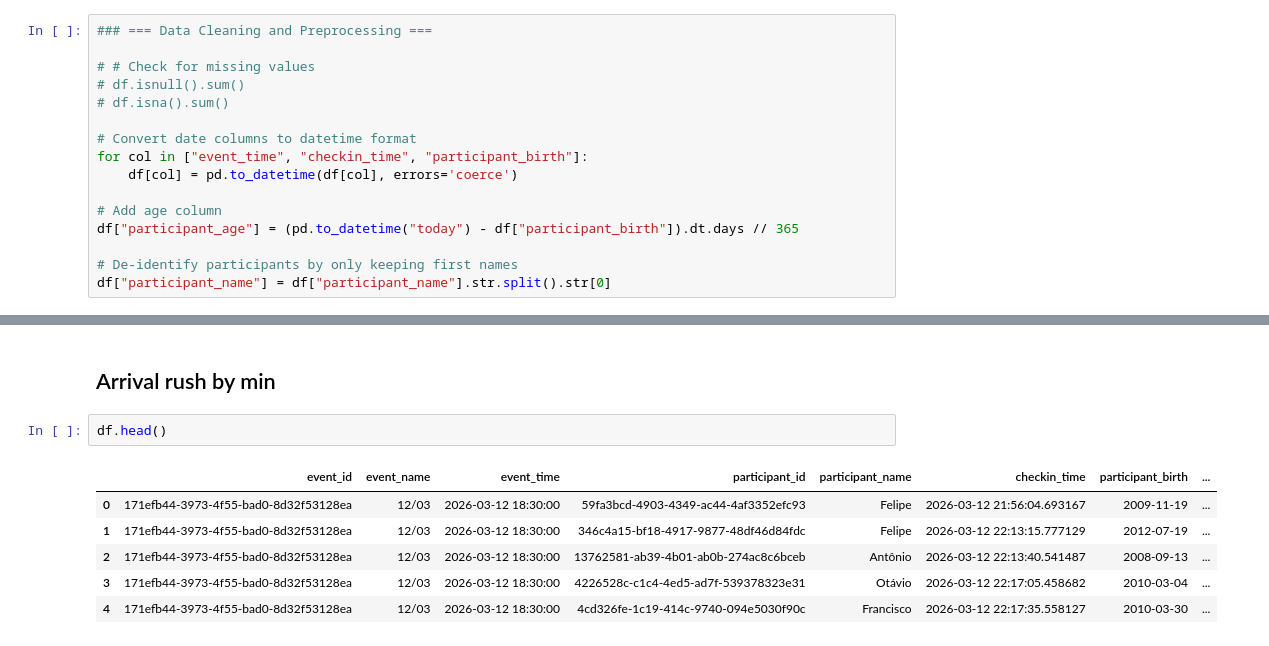
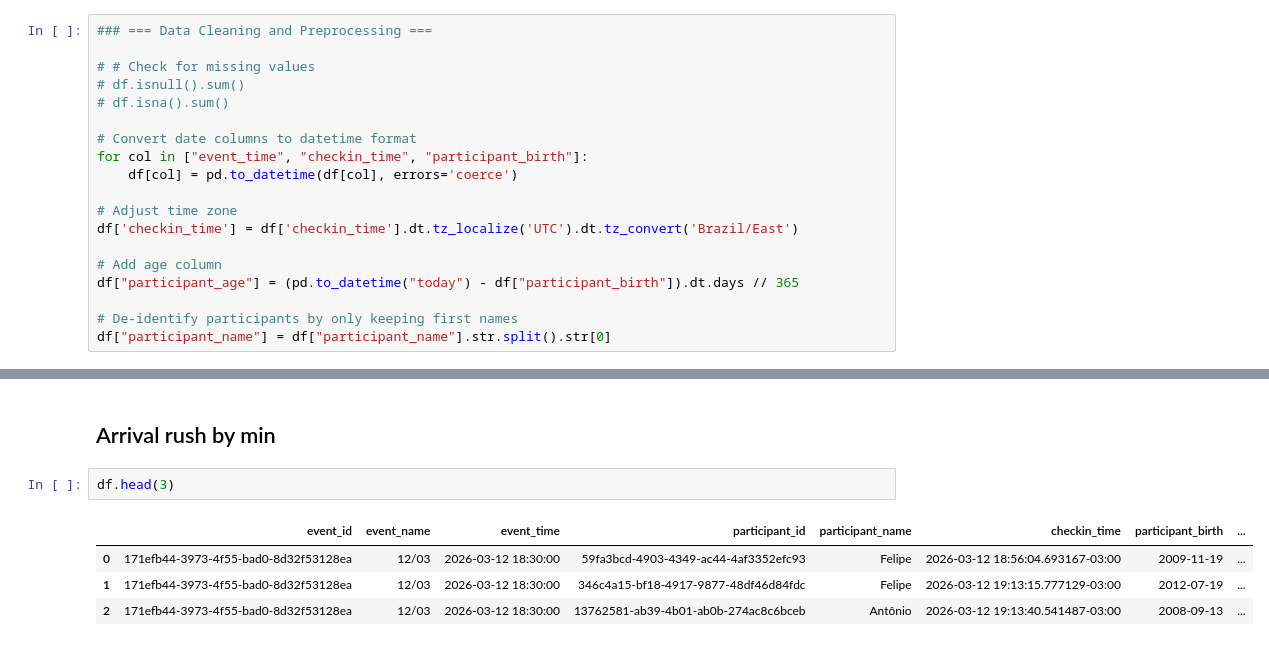
Before and after one commit to YuhanZhou3/ParusyaDA, a Jupyter notebook: analysis.ipynb, the cells around one changed output, grey strips where cells are left out. Cells and saved outputs as stored; diff of their text form.

```diff
--- a/analysis.ipynb
+++ b/analysis.ipynb
@@ -36,6 +36,9 @@ df = pd.read_sql(query, conn, params=(gname,))
 for col in ["event_time", "checkin_time", "participant_birth"]:
     df[col] = pd.to_datetime(df[col], errors='coerce')
 
+# Adjust time zone
+df['checkin_time'] = df['checkin_time'].dt.tz_localize('UTC').dt.tz_convert('Brazil/East')
+
 # Add age column
 df["participant_age"] = (pd.to_datetime("today") - df["participant_birth"]).dt.days // 365
 
@@ -298,14 +293,12 @@ var.sort_values(by=['std'], ascending=False)
 # %% [markdown]
 ## Arrival rush by min
 # %%
-df.head()
+df.head(3)
 # %% [output]
 |  | event_id | event_name | event_time | participant_id | participant_name | checkin_time | participant_birth | ... |
-| 0 | 171efb44-3973-4f55-bad0-8d32f53128ea | 12/03 | 2026-03-12 18:30:00 | 59fa3bcd-4903-4349-ac44-4af3352efc93 | Felipe | 2026-03-12 21:56:04.693167 | 2009-11-19 | ... |
-| 1 | 171efb44-3973-4f55-bad0-8d32f53128ea | 12/03 | 2026-03-12 18:30:00 | 346c4a15-bf18-4917-9877-48df46d84fdc | Felipe | 2026-03-12 22:13:15.777129 | 2012-07-19 | ... |
-| 2 | 171efb44-3973-4f55-bad0-8d32f53128ea | 12/03 | 2026-03-12 18:30:00 | 13762581-ab39-4b01-ab0b-274ac8c6bceb | Antônio | 2026-03-12 22:13:40.541487 | 2008-09-13 | ... |
-| 3 | 171efb44-3973-4f55-bad0-8d32f53128ea | 12/03 | 2026-03-12 18:30:00 | 4226528c-c1c4-4ed5-ad7f-539378323e31 | Otávio | 2026-03-12 22:17:05.458682 | 2010-03-04 | ... |
-| 4 | 171efb44-3973-4f55-bad0-8d32f53128ea | 12/03 | 2026-03-12 18:30:00 | 4cd326fe-1c19-414c-9740-094e5030f90c | Francisco | 2026-03-12 22:17:35.558127 | 2010-03-30 | ... |
+| 0 | 171efb44-3973-4f55-bad0-8d32f53128ea | 12/03 | 2026-03-12 18:30:00 | 59fa3bcd-4903-4349-ac44-4af3352efc93 | Felipe | 2026-03-12 18:56:04.693167-03:00 | 2009-11-19 | ... |
+| 1 | 171efb44-3973-4f55-bad0-8d32f53128ea | 12/03 | 2026-03-12 18:30:00 | 346c4a15-bf18-4917-9877-48df46d84fdc | Felipe | 2026-03-12 19:13:15.777129-03:00 | 2012-07-19 | ... |
+| 2 | 171efb44-3973-4f55-bad0-8d32f53128ea | 12/03 | 2026-03-12 18:30:00 | 13762581-ab39-4b01-ab0b-274ac8c6bceb | Antônio | 2026-03-12 19:13:40.541487-03:00 | 2008-09-13 | ... |
 # %%
 checkin_info = df[['event_name', 'checkin_time']].copy()
 checkin_info['hour'] = checkin_info['checkin_time'].dt.hour
```
Also changed, not shown: parts of 15 cells of this notebook.
